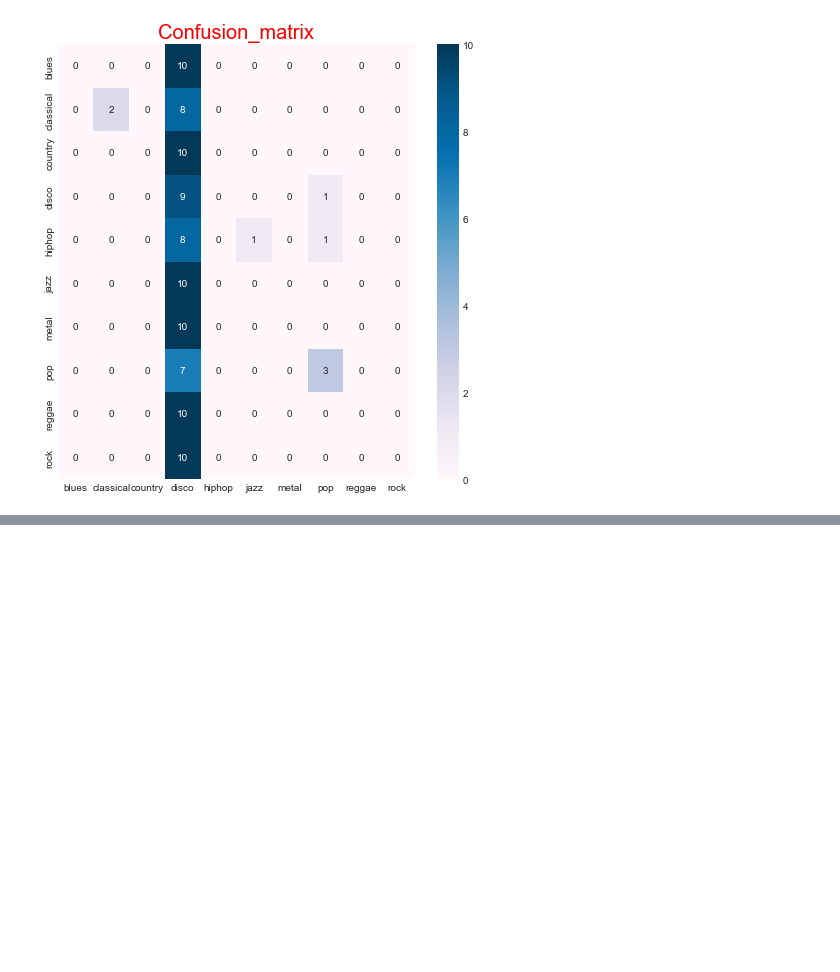
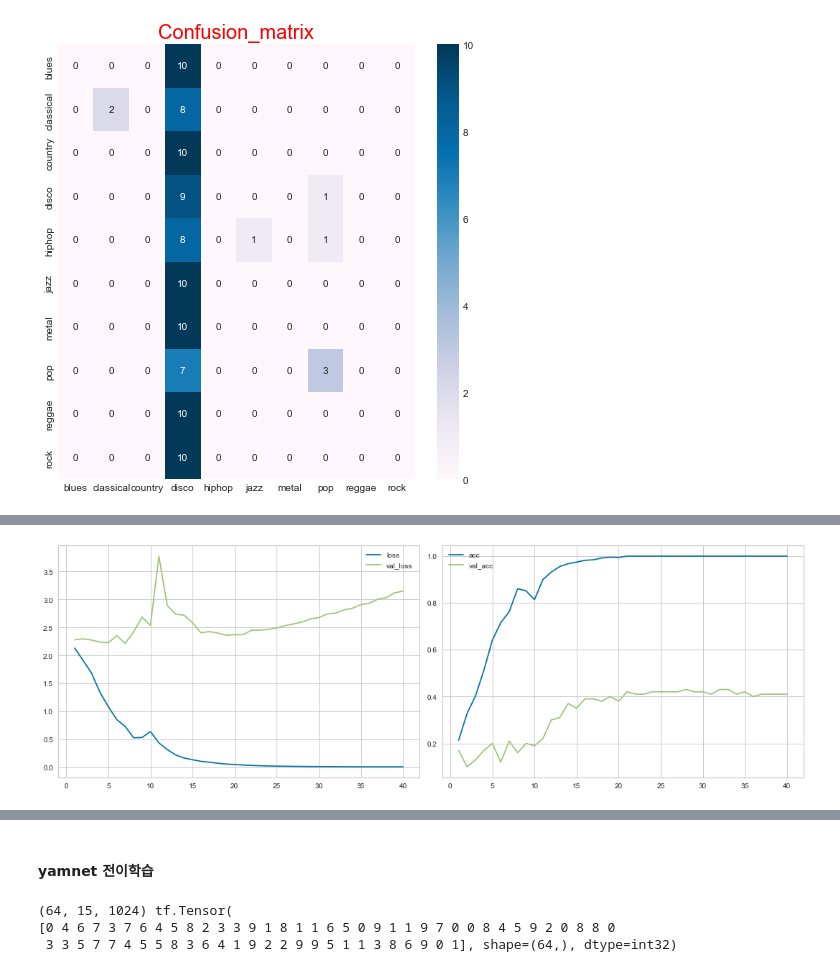
Before and after one commit to komingsu/itedu, a Jupyter notebook: Paper_with_code/ch04_05_WaveNet.ipynb, the cells around one changed output, grey strips where cells are left out. Saved outputs shown, nothing was run; the diff lists cells and outputs as text; code cells hidden in the pictures; blank space fills up the shorter version.

```diff
--- a/Paper_with_code/ch04_05_WaveNet.ipynb
+++ b/Paper_with_code/ch04_05_WaveNet.ipynb
@@ -639,0 +747,47 @@ Test Acc        : 0.14
+# %%
+from IPython.display import clear_output
+from tensorflow.keras import backend as K
+
+class PlotLearning(tf.keras.callbacks.Callback):
+    """
+    Callback to plot the learning curves of the model during training.
+    """
+    def on_train_begin(self, logs={}):
+        self.metrics = {}
+        for metric in logs:
+            self.metrics[metric] = []
+
+    def on_epoch_end(self, epoch, logs={}):
+        # Storing metrics
+        for metric in logs:
+            if metric in self.metrics:
+                self.metrics[metric].append(logs.get(metric))
+            else:
+                self.metrics[metric] = [logs.get(metric)]
+
+        # Plotting
+        metrics = [x for x in logs if 'val' not in x]
+
+        f, axs = plt.subplots(1, len(metrics), figsize=(15,5))
+        clear_output(wait=True)
+
+        for i, metric in enumerate(metrics):
+            axs[i].plot(range(1, epoch + 2),
+                        self.metrics[metric],
+                        label=metric)
+            if logs['val_' + metric]:
+                axs[i].plot(range(1, epoch + 2),
+                            self.metrics['val_' + metric],
+                            label='val_' + metric)
+
+            axs[i].legend()
+        plt.tight_layout()
+        plt.show()
+# %%
+ckp = tf.keras.callbacks.ModelCheckpoint(f"model/wavenet_basemodel.h5", monitor="val_loss",verbose=2, save_best_only=True)
+es = tf.keras.callbacks.EarlyStopping(monitor="val_loss", patience=7)
+# %%
+x_shape = (120000,1)
+history = model.fit(train_ds, epochs=40, validation_data=test_ds,callbacks=[PlotLearning(),ckp])
+# %% [output]
+[figure, added]
@@ -639,0 +796,2 @@ Test Acc        : 0.14
+# %% [markdown]
+#### yamnet 전이학습
@@ -639,0 +819,7 @@ Test Acc        : 0.14
+# %%
+for embeddings, labels in train_ds.take(1):
+    print(embeddings.shape, labels)
+# %% [output]
+(64, 15, 1024) tf.Tensor(
+[0 4 6 7 3 7 6 4 5 8 2 3 3 9 1 8 1 1 6 5 0 9 1 1 9 7 0 0 8 4 5 9 2 0 8 8 0
+ 3 3 5 7 7 4 5 5 8 3 6 4 1 9 2 2 9 9 5 1 1 3 8 6 9 0 1], shape=(64,), dtype=int32)
```
Also changed, not shown: parts of 22 cells of this notebook, 8 other files.
